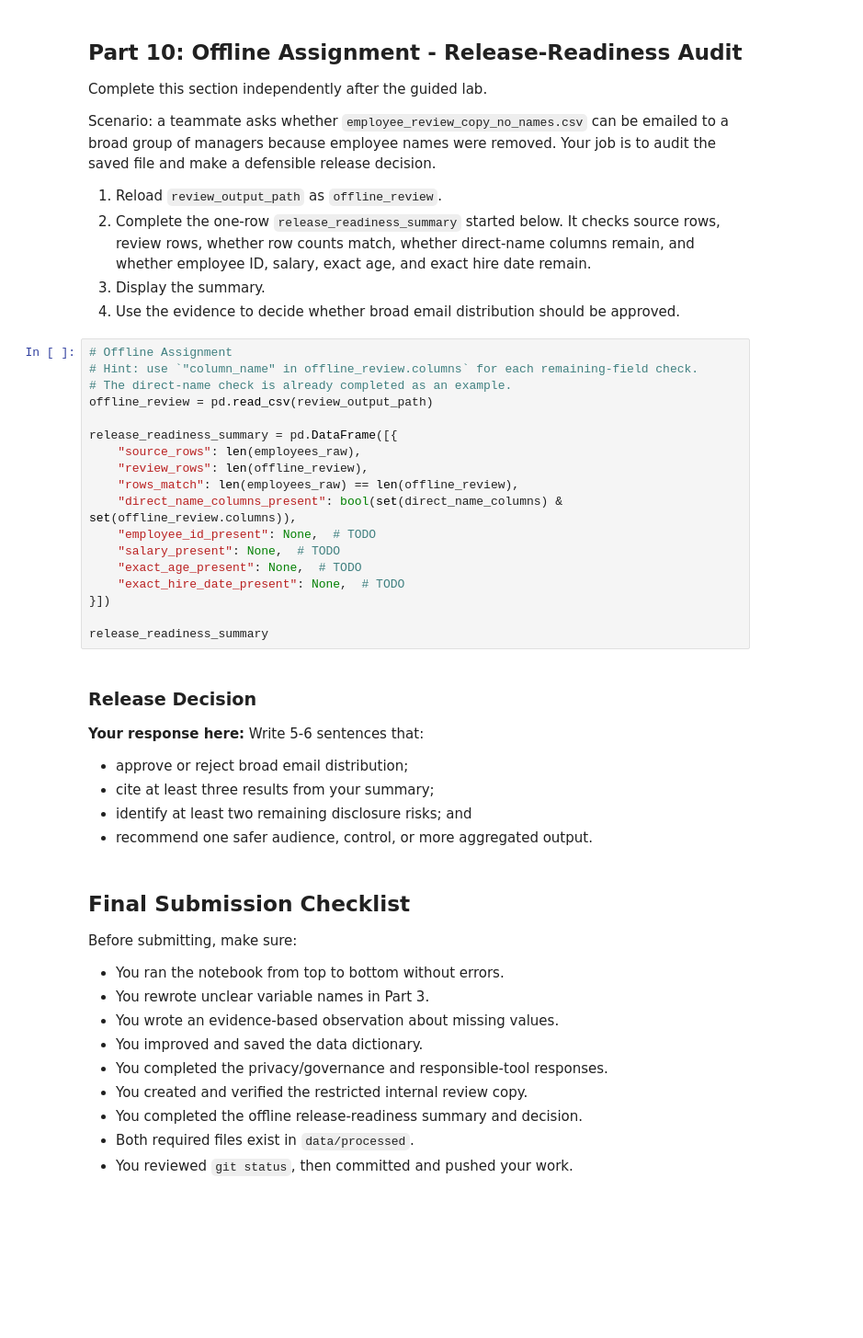
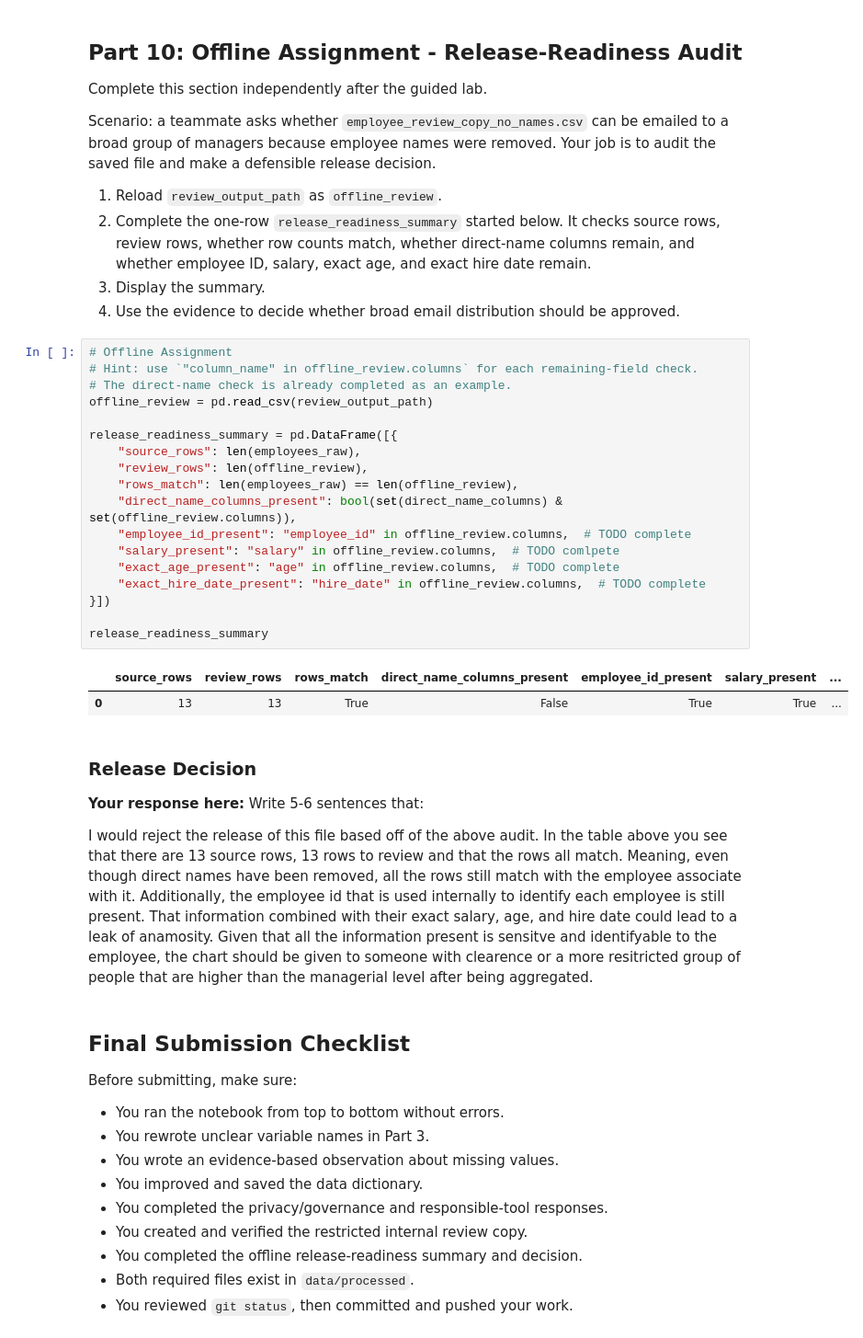
Before and after one commit to emri07/BAN6003_weeks3-4_EmriRofriguez, a Jupyter notebook: notebooks/week4_github_repro_governance_lab.ipynb, the cells around one changed output. Shown at 92% size. Saved outputs shown, nothing was run; the diff lists cells and outputs as text; blank space fills up the shorter version.

```diff
--- a/notebooks/week4_github_repro_governance_lab.ipynb
+++ b/notebooks/week4_github_repro_governance_lab.ipynb
@@ -390,30 +390,30 @@ Scenario: a teammate asks whether `employee_review_copy_no_names.csv` can be ema
 # %%
 # Offline Assignment
 # Hint: use `"column_name" in offline_review.columns` for each remaining-field check.
 # The direct-name check is already completed as an example.
 offline_review = pd.read_csv(review_output_path)
 
 release_readiness_summary = pd.DataFrame([{
     "source_rows": len(employees_raw),
     "review_rows": len(offline_review),
     "rows_match": len(employees_raw) == len(offline_review),
     "direct_name_columns_present": bool(set(direct_name_columns) & set(offline_review.columns)),
-    "employee_id_present": None,  # TODO
-    "salary_present": None,  # TODO
-    "exact_age_present": None,  # TODO
-    "exact_hire_date_present": None,  # TODO
+    "employee_id_present": "employee_id" in offline_review.columns,  # TODO complete
+    "salary_present": "salary" in offline_review.columns,  # TODO comlpete
+    "exact_age_present": "age" in offline_review.columns,  # TODO complete
+    "exact_hire_date_present": "hire_date" in offline_review.columns,  # TODO complete
 }])
 
 release_readiness_summary
+# %% [output]
+|  | source_rows | review_rows | rows_match | direct_name_columns_present | employee_id_present | salary_present | ... |
+| 0 | 13 | 13 | True | False | True | True | ... |
 # %% [markdown]
 ### Release Decision
 
 **Your response here:** Write 5-6 sentences that:
 
-- approve or reject broad email distribution;
-- cite at least three results from your summary;
-- identify at least two remaining disclosure risks; and
-- recommend one safer audience, control, or more aggregated output.
+I would reject the release of this file based off of the above audit. In the table above you see that there are 13 source rows, 13 rows to review and that the rows all match. Meaning, even though direct names have been removed, all the rows still match with the employee associate with it. Additionally, the employee id that is used internally to identify each employee is still present. That information combined with their exact salary, age, and hire date could lead to a leak of anamosity. Given that all the information present is sensitve and identifyable to the employee, the chart should be given to someone with clearence or a more resitricted group of people that are higher than the managerial level after being aggregated.
 # %% [markdown]
 ## Final Submission Checklist
 
```
